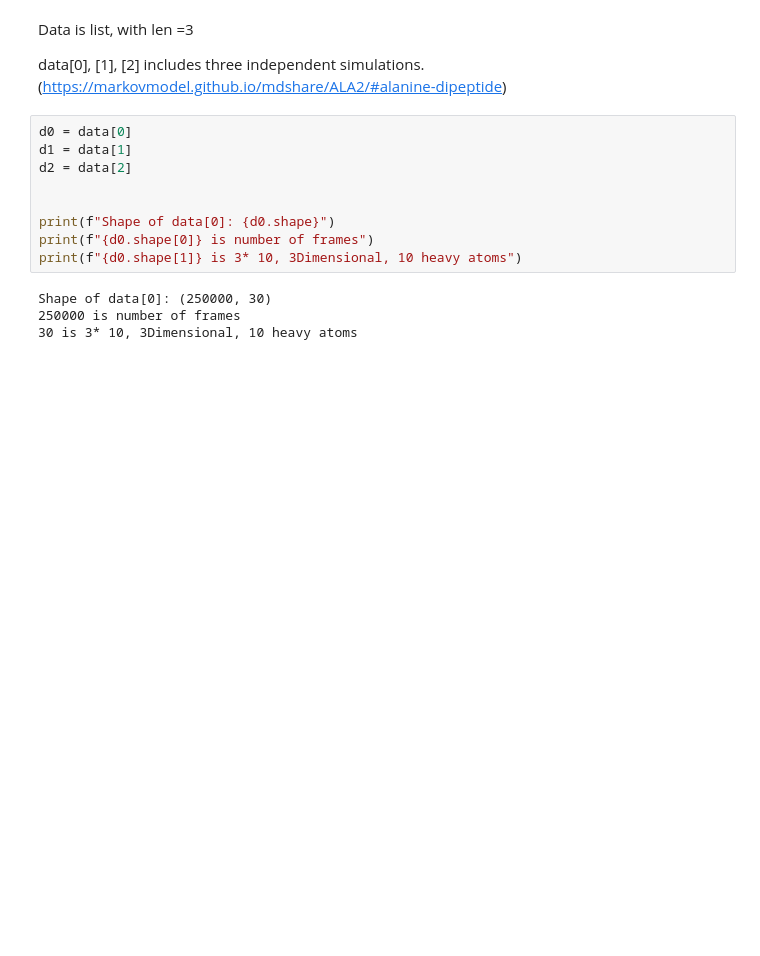
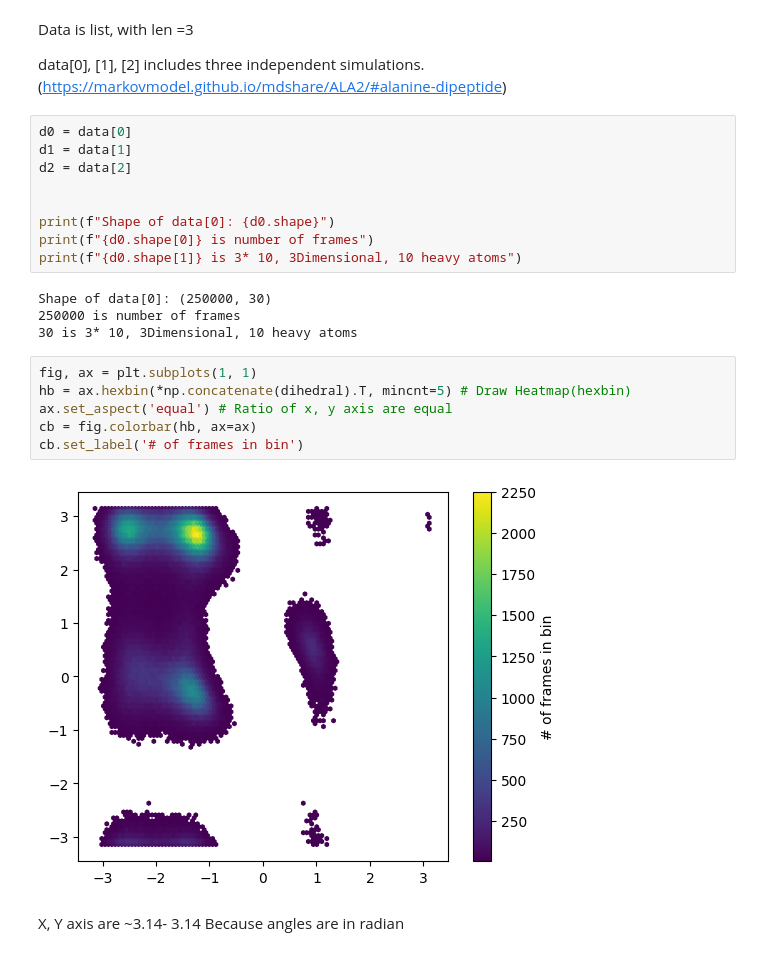
Before and after one commit to ssolh2906/Folding-msm, a Jupyter notebook: VAMPNets.ipynb, the cells around one changed output. Drawn from its saved outputs; the diff is of its cells as text; blank space fills up the shorter version.

Commit message:
Inspect alanine dipeptide dihedral data

```diff
--- a/VAMPNets.ipynb
+++ b/VAMPNets.ipynb
@@ -57,3 +58,14 @@ print(f"{d0.shape[1]} is 3* 10, 3Dimensional, 10 heavy atoms")
 Shape of data[0]: (250000, 30)
 250000 is number of frames
 30 is 3* 10, 3Dimensional, 10 heavy atoms
+# %%
+fig, ax = plt.subplots(1, 1)
+hb = ax.hexbin(*np.concatenate(dihedral).T, mincnt=5) # Draw Heatmap(hexbin)
+ax.set_aspect('equal') # Ratio of x, y axis are equal
+cb = fig.colorbar(hb, ax=ax)
+cb.set_label('# of frames in bin')
+# %% [output]
+[figure, added]
+# %% [markdown]
+X, Y axis are ~3.14- 3.14
+Because angles are in radian
```
Also changed, not shown: parts of 1 cell of this notebook.
